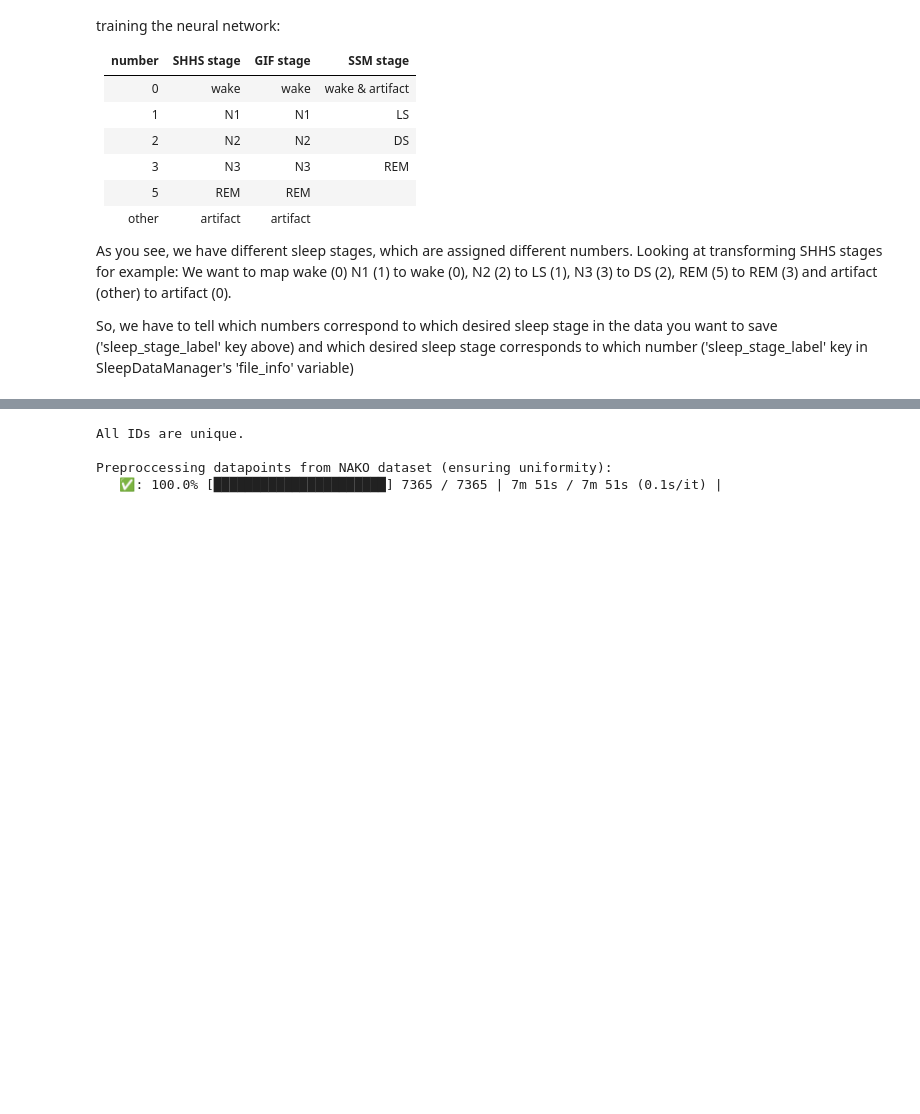
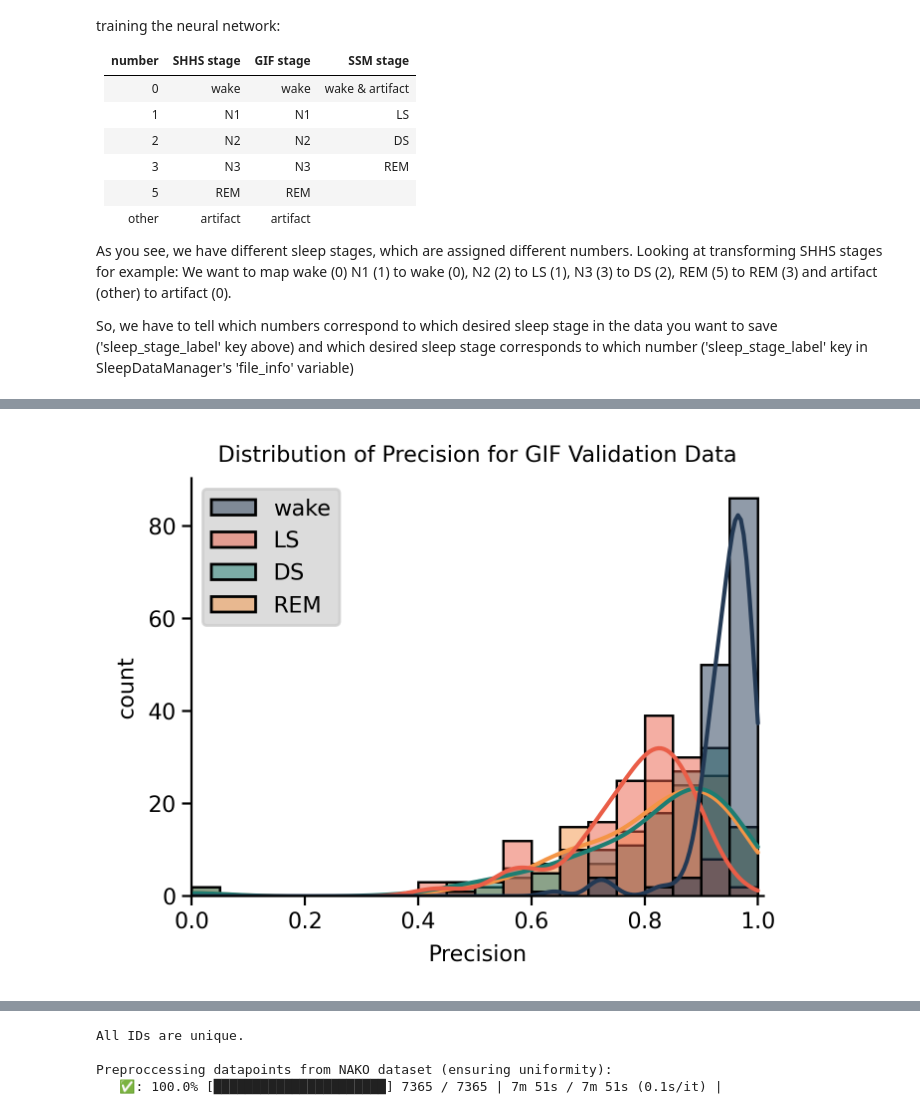
Before and after one commit to Recla1mer/Sleep_Phase_Prediction, a Jupyter notebook: Classification_Demo.ipynb, the cells around one changed output, grey strips where cells are left out. Cells and saved outputs as stored; diff of their text form; code cells hidden in the pictures; blank space fills up the shorter version.

```diff
--- a/Classification_Demo.ipynb
+++ b/Classification_Demo.ipynb
@@ -416,0 +592,17 @@ main_model_training(
+# %%
+plot_distribution_of_score(
+    paths_to_pkl_files = [validation_pid_results_path],
+    path_to_project_configuration = model_directory_path + project_configuration_file,
+    prediction_result_key = "Predicted",
+    actual_result_key = "Actual",
+    score_function = metrics.precision_score, # metrics.f1_score
+    additional_score_function_args = {"average": None, "zero_division": np.nan},
+    title = "Distribution of Precision for GIF Validation Data",
+    xlabel = "Precision",
+    label = ["Wake", "LS", "DS", "REM"],
+    binrange = (0, 1),
+    binwidth = 0.05,
+    xlim = (0.0, 1.01),
+)
+# %% [output]
+[figure, added]
```
Also changed, not shown: parts of 45 cells of this notebook, 4 other files.
